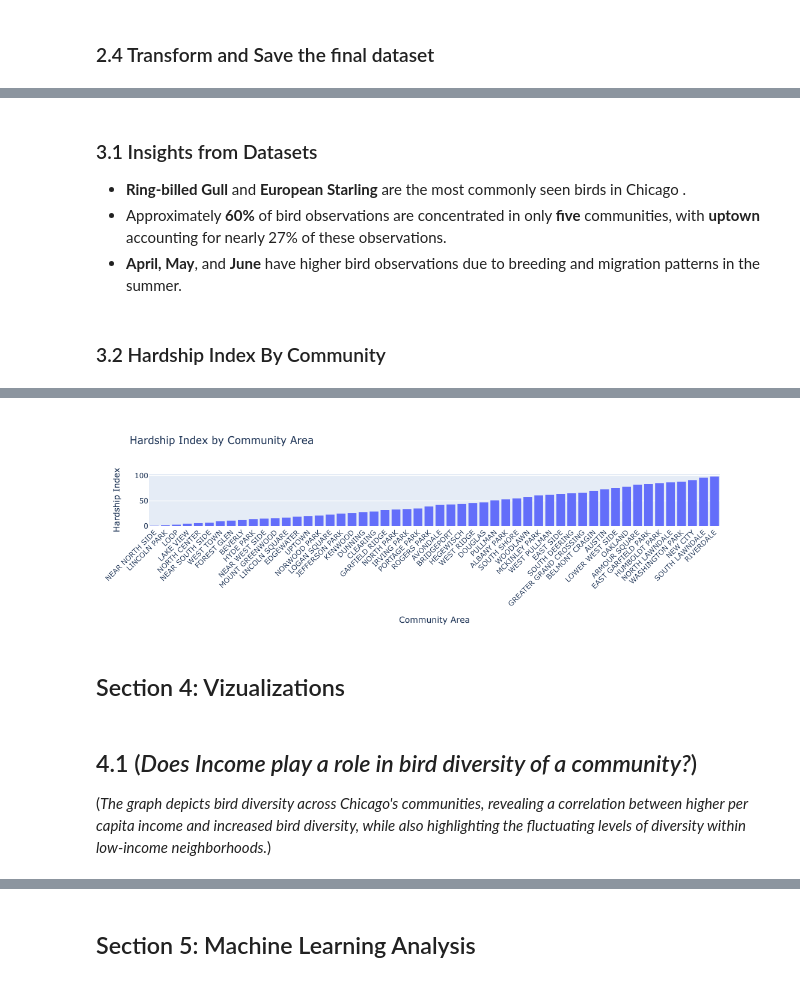
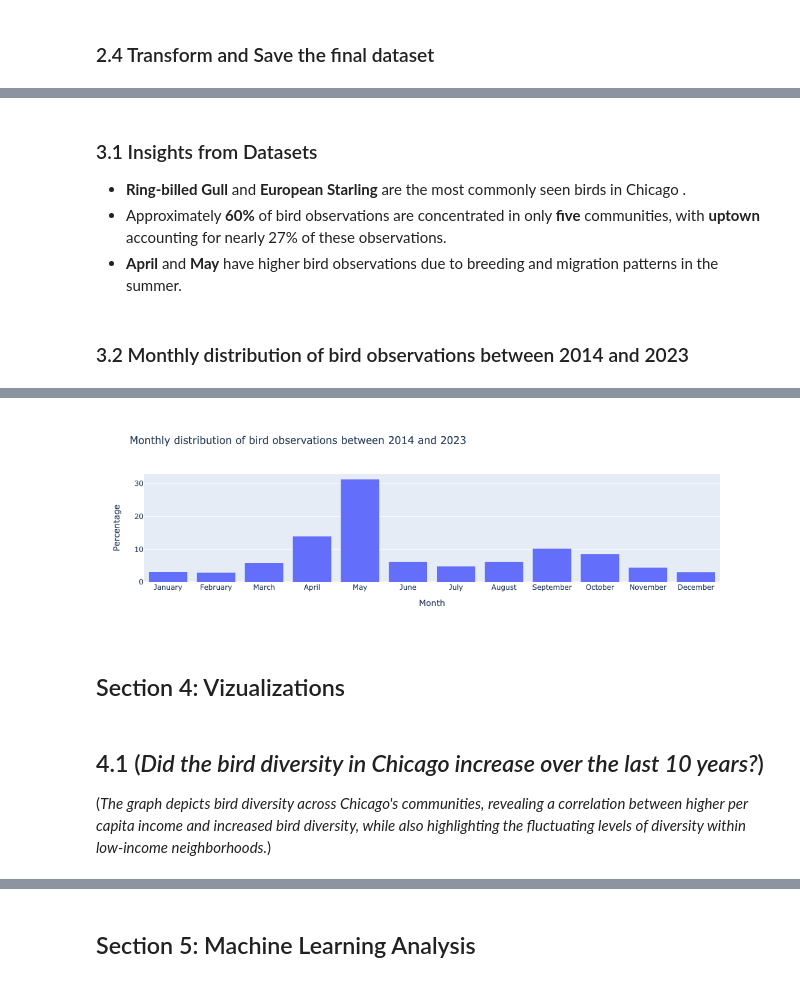
Before and after one commit to uic-cs418/group-project-the-data-sleuths, a Jupyter notebook: eBirdCleanorgFinal.ipynb, the cells around one changed output, grey strips where cells are left out. Saved outputs shown, nothing was run; the diff lists cells and outputs as text; code cells hidden in the pictures.

```diff
--- a/eBirdCleanorgFinal.ipynb
+++ b/eBirdCleanorgFinal.ipynb
@@ -59,2 +56,2 @@ ebird_gdf.to_csv("data/final_dataset.tsv",index=False,sep='\t')
 # %%
-ebird_gdf = pd.read_csv('data/ebd_cook_county.tsv',sep='\t')
+ebird_gdf = pd.read_csv('data/final_dataset.tsv',sep='\t')
@@ -61,4 +92,6 @@ ebird_gdf = pd.read_csv('data/ebd_cook_county.tsv',sep='\t')
+# %%
+ebird_gdf = ebird_gdf[(ebird_gdf["OBSERVATION YEAR"] >= 2014) & (ebird_gdf["OBSERVATION YEAR"] <= 2023)]
 # %%
-for col in ["COMMON NAME","community"]:
-    eda.distribution(ebird_gdf,col)
-eda.monthly_distribution(ebird_gdf)
+#for col in ["COMMON NAME","community","OBSERVATION YEAR","OBSERVATION MONTH"]:
+col = "OBSERVATION MONTH"
+distribution = eda.distribution(ebird_gdf,col)
@@ -67,15 +116,29 @@ eda.monthly_distribution(ebird_gdf)
 
 - **Ring-billed Gull** and **European Starling** are the most commonly seen birds in Chicago .
 - Approximately **60%** of bird observations are concentrated in only **five** communities, with **uptown** accounting for nearly 27% of these observations.
-- **April, May**, and **June** have higher bird observations due to breeding and migration patterns in the summer.
+- **April** and **May** have higher bird observations due to breeding and migration patterns in the summer.
 # %% [markdown]
-### 3.2 Hardship Index By Community
+### 3.2 Monthly distribution of bird observations between 2014 and 2023
 # %%
 import matplotlib.pyplot as plt, matplotlib.patches as mpatches, seaborn as sns, plotly.express as px, altair as alt
 # %%
-px.bar(final_df.sort_values(by="HARDSHIP INDEX"), x="COMMUNITY AREA NAME", y="HARDSHIP INDEX",
-       title="Hardship Index by Community Area", labels={"HARDSHIP INDEX": "Hardship Index",
-       "COMMUNITY AREA NAME": "Community Area"}, hover_data={"COMMUNITY AREA NAME": True,
-       "HARDSHIP INDEX": True}, color_discrete_sequence=["#636EFA"]).update_layout(xaxis_tickangle=-45,
+viz_df = distribution
+month_map = {
+    1: 'January',
+    2: 'February',
+    3: 'March',
+    4: 'April',
+    5: 'May',
+    6: 'June',
+    7: 'July',
+    8: 'August',
+    9: 'September',
+    10: 'October',
+    11: 'November',
+    12: 'December'
+}
+viz_df['Month'] = viz_df['OBSERVATION MONTH'].map(month_map)
+px.bar(viz_df.sort_values(by="OBSERVATION MONTH"), x="Month", y="Percent",
+       title="Monthly distribution of bird observations between 2014 and 2023", labels={"Percent": "Percentage"}, hover_data={"Month": True}, color_discrete_sequence=["#636EFA"]).update_layout(xaxis_tickangle=0,
        xaxis=dict(type='category')).update_traces(marker_line_width=0).show()
 # %% [output]
@@ -83,9 +145,9 @@ px.bar(final_df.sort_values(by="HARDSHIP INDEX"), x="COMMUNITY AREA NAME", y="HA
-[figure, old version]
+[figure, new version]
 # %% [markdown]
 ## Section 4: Vizualizations
 # %% [markdown]
 
-## 4.1 (_Does Income play a role in bird diversity of a community?_)
+## 4.1 (_Did the bird diversity in Chicago increase over the last 10 years?_)
 
 (_The graph depicts bird diversity across Chicago's communities, revealing a correlation between higher per capita income and increased bird diversity, while also highlighting the fluctuating levels of diversity within low-income neighborhoods._)
 # %%
```
Also changed, not shown: parts of 13 cells of this notebook, 1 other file.
